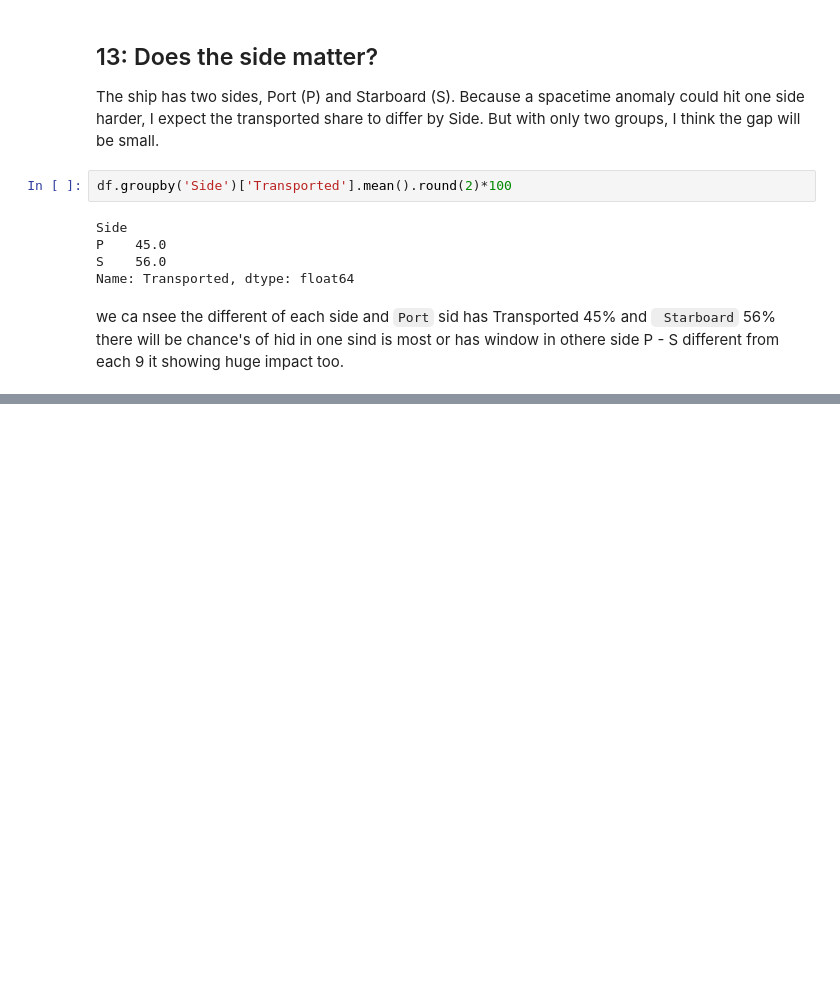
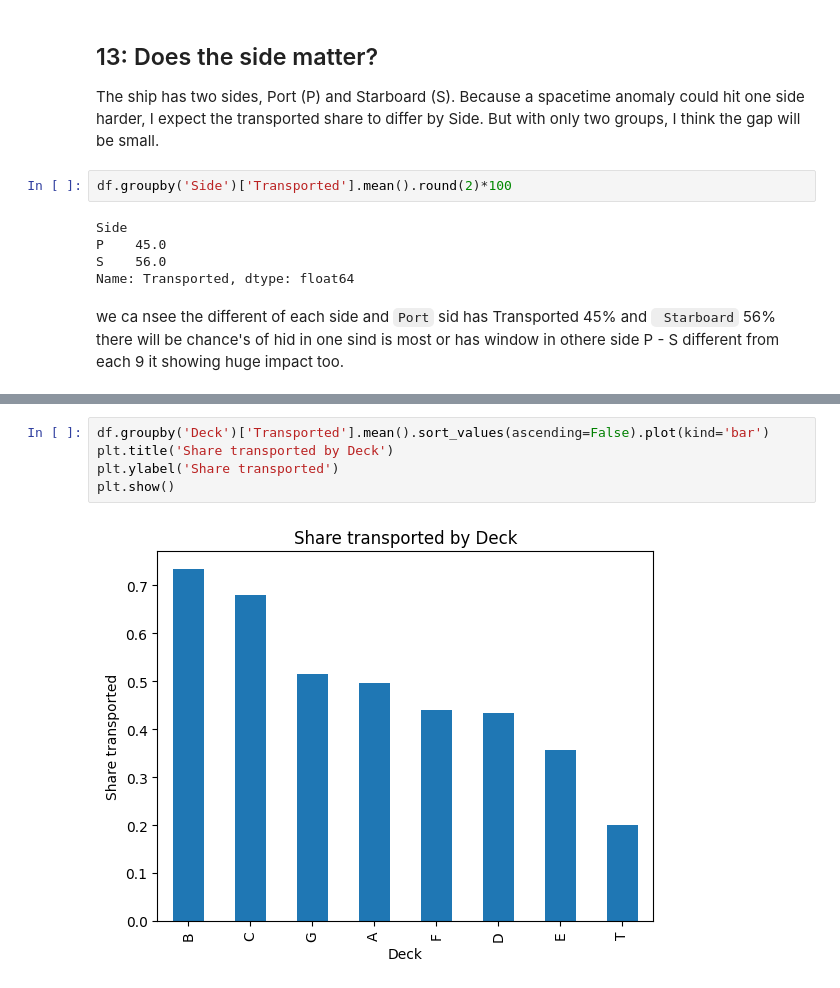
Before and after one commit to sevathangowtham/Spaceship-Titanic, a Jupyter notebook: spaceship-titanic.ipynb, the cells around one changed output, grey strips where cells are left out. Cells and saved outputs as stored; diff of their text form; blank space fills up the shorter version.

```diff
--- a/spaceship-titanic.ipynb
+++ b/spaceship-titanic.ipynb
@@ -332,0 +523,7 @@ df.head()
+# %%
+df.groupby('Deck')['Transported'].mean().sort_values(ascending=False).plot(kind='bar')
+plt.title('Share transported by Deck')
+plt.ylabel('Share transported')
+plt.show()
+# %% [output]
+[figure, added]
```
Also changed, not shown: parts of 40 cells of this notebook.
